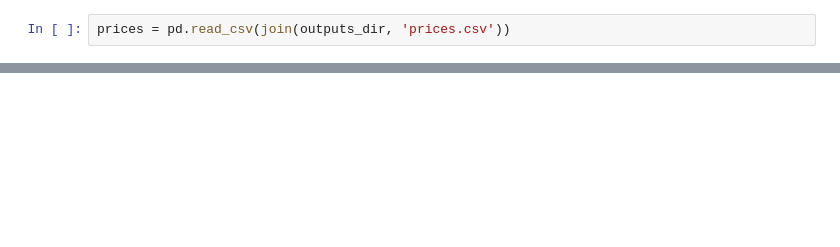
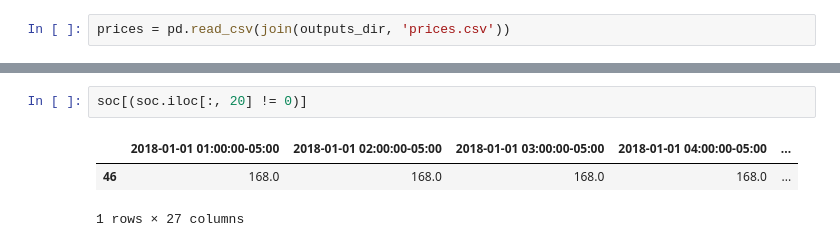
Before and after one commit to asedlak-ucsd/MAE243-Project, a Jupyter notebook: models/san_diego_system/postprocessing/run_postprocess.ipynb, the cells around one changed output, grey strips where cells are left out. Saved outputs shown, nothing was run; the diff lists cells and outputs as text; blank space fills up the shorter version.

```diff
--- a/models/san_diego_system/postprocessing/run_postprocess.ipynb
+++ b/models/san_diego_system/postprocessing/run_postprocess.ipynb
@@ -81,0 +140,6 @@ generator_colors.sort()
+# %%
+soc[(soc.iloc[:, 20] != 0)]
+# %% [output]
+|  | 2018-01-01 01:00:00-05:00 | 2018-01-01 02:00:00-05:00 | 2018-01-01 03:00:00-05:00 | 2018-01-01 04:00:00-05:00 | ... |
+| 46 | 168.0 | 168.0 | 168.0 | 168.0 | ... |
+1 rows × 27 columns
```
Also changed, not shown: parts of 13 cells of this notebook, 2 other files.
